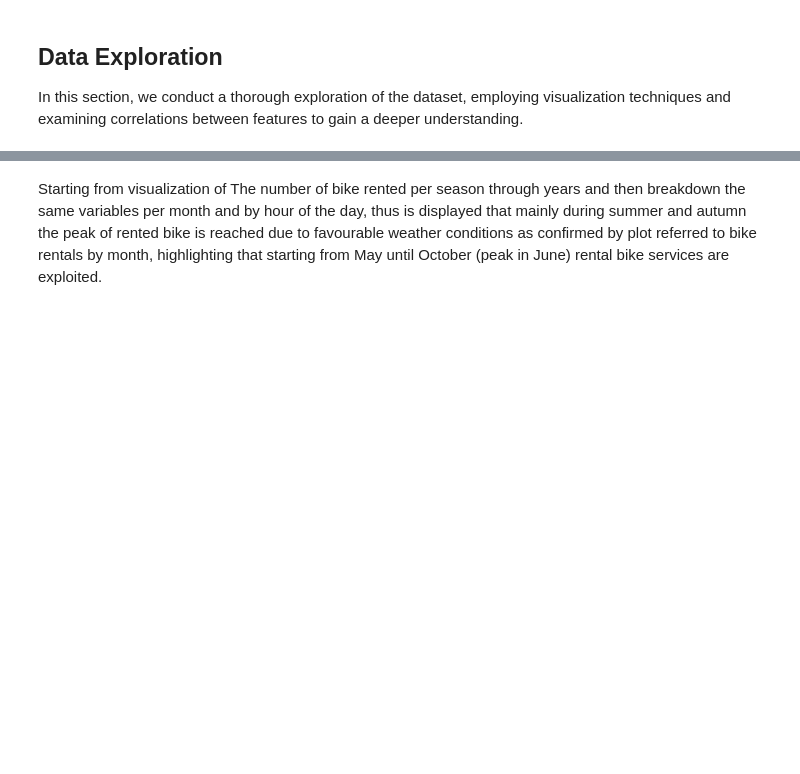
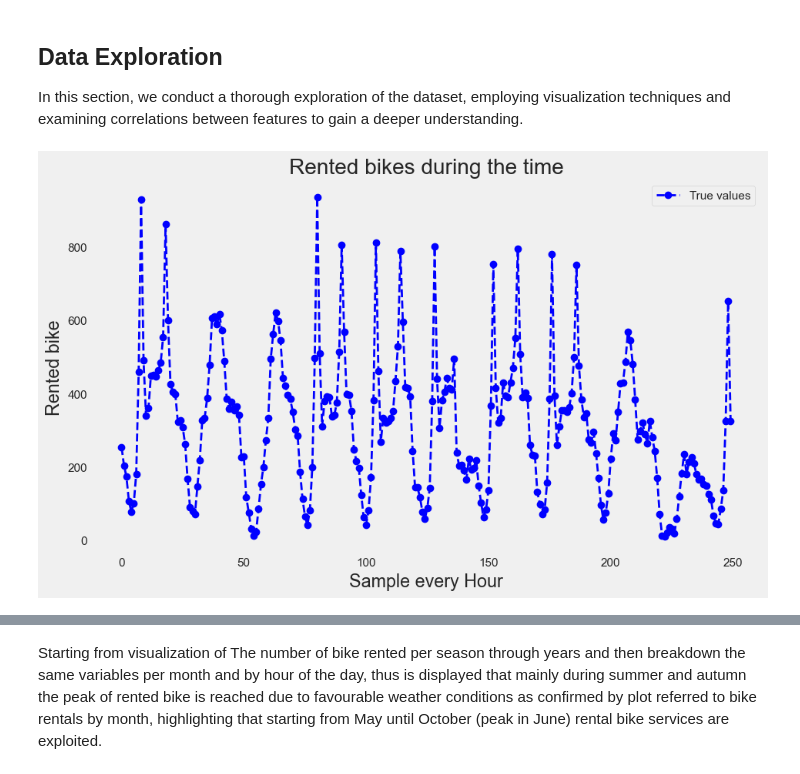
Before and after one commit to sali-gitub/DataScienceProject, a Jupyter notebook: semester_project_REG_SALI.ipynb, the cells around one changed output, grey strips where cells are left out. Cells and saved outputs as stored; diff of their text form; code cells hidden in the pictures; blank space fills up the shorter version.

Commit message:
Add files via upload
Update of the 27/11 with my graphs

```diff
--- a/semester_project_REG_SALI.ipynb
+++ b/semester_project_REG_SALI.ipynb
@@ -198,3 +204,18 @@ plt.show()
 ## Data Exploration
 
 In this section, we conduct a thorough exploration of the dataset, employing visualization techniques and examining correlations between features to gain a deeper understanding.
+# %%
+y= df['rented_bike_count']
+# Tracer les valeurs
+plt.figure(figsize=(10, 6))
+plt.plot(y[0:250], 'o', label='True values', color='blue',linestyle='dashed',linewidth=2)
+
+# Ajouter des légendes et des détails
+plt.title('Rented bikes during the time')
+plt.xlabel('Sample every Hour')
+plt.ylabel('Rented bike')
+plt.legend()
+plt.grid()
+plt.show()
+# %% [output]
+[figure, added]
```
Also changed, not shown: parts of 37 cells of this notebook.
